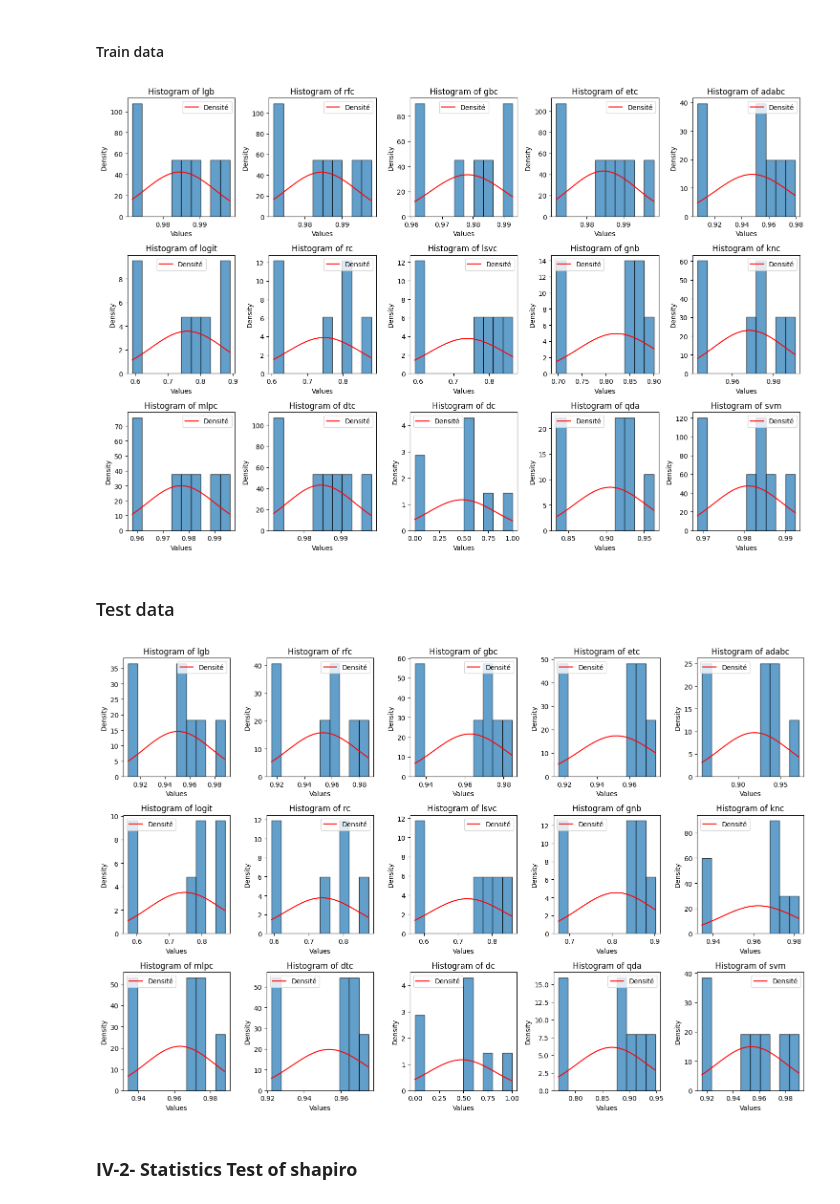
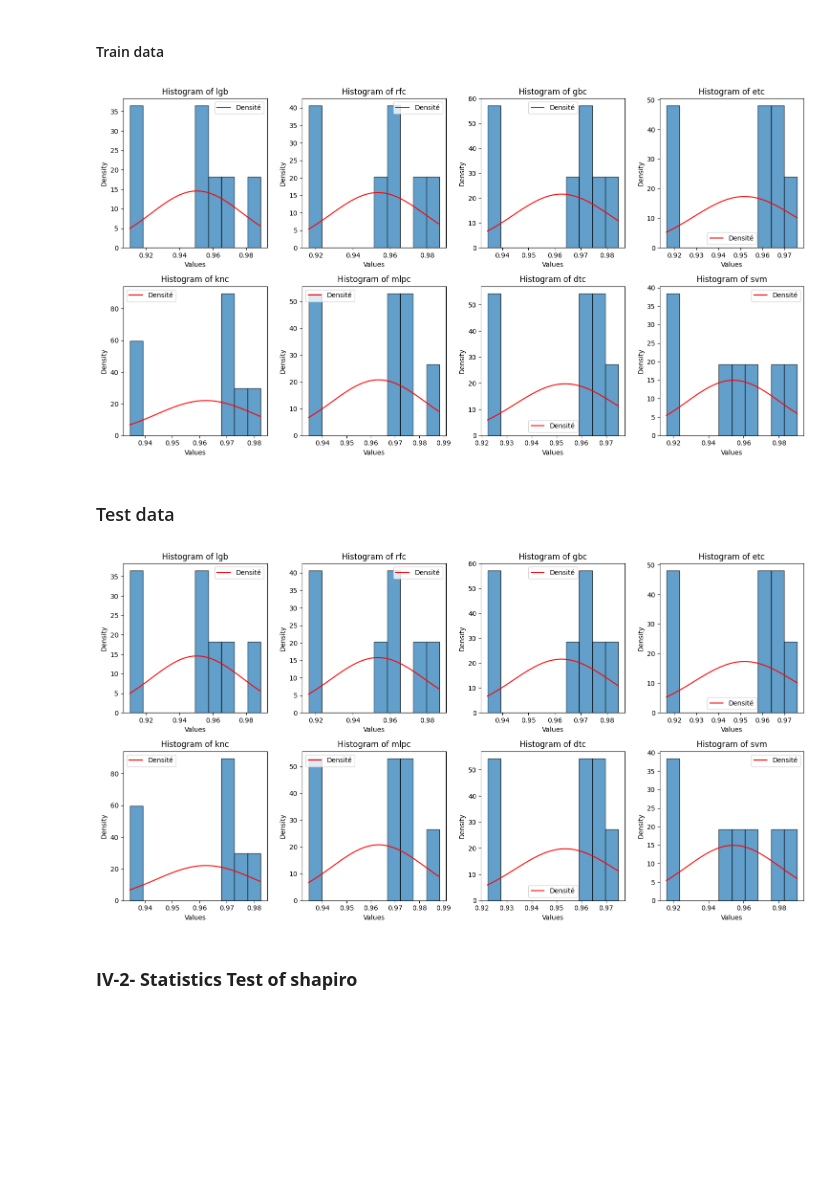
Before and after one commit to KokouNoe/muscoloskeletal_disorder_prediction, a Jupyter notebook: TMC_prediction.ipynb, the cells around one changed output. Cells and saved outputs as stored; diff of their text form; code cells hidden in the pictures; blank space fills up the shorter version.

```diff
--- a/TMC_prediction.ipynb
+++ b/TMC_prediction.ipynb
@@ -519,3 +519,18 @@ plt.show()
 2. L'aire sous la courbe ROC (ou Area Under the Curve, AUC) peut être interprétée comme la probabilité que, parmi deux sujets choisis au hasard, un malade et un non-malade, la valeur du marqueur soit plus élevée pour le malade que pour le non-malade. Par conséquent, une AUC de 0,5 (50%) indique que le marqueur est non-informatif. Une augmentation de l'AUC indique une amélioration des capacités discriminatoires, avec un maximum de 1,0 (100%) <br> <br> https://www.idbc.fr/tutoriel-comment-lire-une-courbe-roc-et-interpreter-son-auc/#:~:<br> <br> Les courbes ROC (Receiver Operating Characteristic) et les valeurs de l'AUC (Area Under the Curve) pour différents modèles montrent que les models `lgb, rfc, gbc, etc, knn, mlpc, dtc, adabc,svm` présentent de bonnes performances.La courbe est très proche du coin supérieur gauche, indiquant un taux élevé de vrais positifs et un taux faible de faux positifs. Le reste des models présente des performances inférieures aux models précédents. <br>En se basant sur la courbe ROC les models de **Meilleures performances** sont : `lgb, rfc, gbc, etc, knc, mlpc, dtc,svm` (AUC ≈ 0.97-0.99). Ces modèles se comportent généralement mieux que les modèles simples comme la régression logistique ou Naive Bayes. Le Dummy Classifier et le Ridge Classifier montrent des performances très médiocres, ne discriminant pas mieux que le hasard. le Dummy Classifier(AUC=0,5) sans pouvoir discriminant, équivalent à une classification aléatoire.
 
 3. Le tableau d'évaluation des models ainsi que le graphique des métriques nous permettent d'analyser la performance des différents models au vue des autres métriques. En effet, les modeles `lgb,rfc, gbc, etc,mlpc,svm,dtc,knc ` présentent des performances globales élevées sur toutes les métriques, ce qui indique un bon équilibre entre précision et rappel. Les modeles `adabc,logit,rc, lsvc,gnb,qda`  ont une baisse notable des scores, en particulier pour Recall, MCC et Kappa.
+# %%
+
+# Cy_predréation d'un nouveau dictionnaire avec uniquement les modèles à conserver
+filtered_models = {name: model for name, model in models.items() if name in ['lgb', 'rfc', 'gbc', 'etc', 'knc', 'mlpc', 'dtc','svm']}
+
+# Affichage du dictionnaire filtré
+print(filtered_models)
+
+
+# Liste des index à conserver
+indexes_to_keep = ['lgb', 'rfc', 'gbc', 'etc', 'knc', 'mlpc', 'dtc', 'svm']
+
+# Filtrer le DataFrame pour ne conserver que les lignes dont les index sont dans indexes_to_keep
+filtered_df_results = df_results.loc[df_results.index.isin(indexes_to_keep)]
+filtered_df_results_train = df_results.loc[df_results.index.isin(indexes_to_keep)]
@@ -526,60 +543,59 @@ plt.show()
 # %% [markdown]
 #### Train data
 # %%
-import matplotlib.pyplot as plt
-import numpy as np
 from scipy.stats import norm
+import math
 
 # Supposons que df_results soit votre DataFrame
 
 # Déterminer le nombre de lignes et de colonnes pour la grille de sous-graphiques
-num_rows = 3  # Ajuster le nombre de lignes désiré
-num_cols = math.ceil(len(df_results_train) / num_rows)
+num_rows =2  # Ajuster le nombre de lignes désiré
+num_cols = math.ceil(len(filtered_df_results_train) / num_rows)
 
 # Créer la figure et les sous-graphiques
-fig, axes = plt.subplots(num_rows, num_cols, figsize=(15, 10))
+fig, axes = plt.subplots(num_rows, num_cols, figsize=(15, 8))
 axes = axes.flatten()
 
 # Itérer sur les lignes du DataFrame et les axes
-for i, (index, row) in enumerate(df_results_train.iterrows()):
+for i, (index, row) in enumerate(filtered_df_results_train.iterrows()):
     # Extraire les données de la ligne
     data = row  # Adaptez si nécessaire pour sélectionner les colonnes à tracer
 
     # Créer l'histogramme sur le sous-graphe correspondant
     axes[i].hist(data, density=True, edgecolor='black', alpha=0.7)
 
     # Ajouter la courbe de densité
     x = np.linspace(data.min(), data.max(), 100)
     axes[i].plot(x, norm.pdf(x, np.mean(data), np.std(data)), color='red', label='Densité')
 
     # Personnaliser le sous-graphe
     axes[i].set_title(f"Histogram of {index}")
     axes[i].set_xlabel("Values")
     axes[i].set_ylabel("Density")
     axes[i].legend()
 
 # Ajuster l'espacement entre les sous-graphiques
 plt.tight_layout()
 
 # Afficher la figure
 plt.show()
 # %% [output]
-[figure, old version]
+[figure, new version]
 # %% [markdown]
 ### Test data
 # %%
 # Supposons que df_results soit votre DataFrame
 
 # Déterminer le nombre de lignes et de colonnes pour la grille de sous-graphiques
-num_rows = 3  # Ajuster le nombre de lignes désiré
-num_cols = math.ceil(len(df_results) / num_rows)
+num_rows = 2  # Ajuster le nombre de lignes désiré
+num_cols = math.ceil(len(filtered_df_results) / num_rows)
 
 # Créer la figure et les sous-graphiques
-fig, axes = plt.subplots(num_rows, num_cols, figsize=(15, 10))
+fig, axes = plt.subplots(num_rows, num_cols, figsize=(15, 8))
 axes = axes.flatten()
 
 # Itérer sur les lignes du DataFrame et les axes
-for i, (index, row) in enumerate(df_results.iterrows()):
+for i, (index, row) in enumerate(filtered_df_results.iterrows()):
     # Extraire les données de la ligne
     data = row  # Adaptez si nécessaire pour sélectionner les colonnes à tracer
 
@@ -602,7 +618,7 @@ plt.tight_layout()
 # Afficher la figure
 plt.show()
 # %% [output]
-[figure, old version]
+[figure, new version]
 # %% [markdown]
 ### **IV-2- Statistics Test of shapiro**
 # %% [markdown]
```
Also changed, not shown: parts of 5 cells of this notebook, 1 other file.
